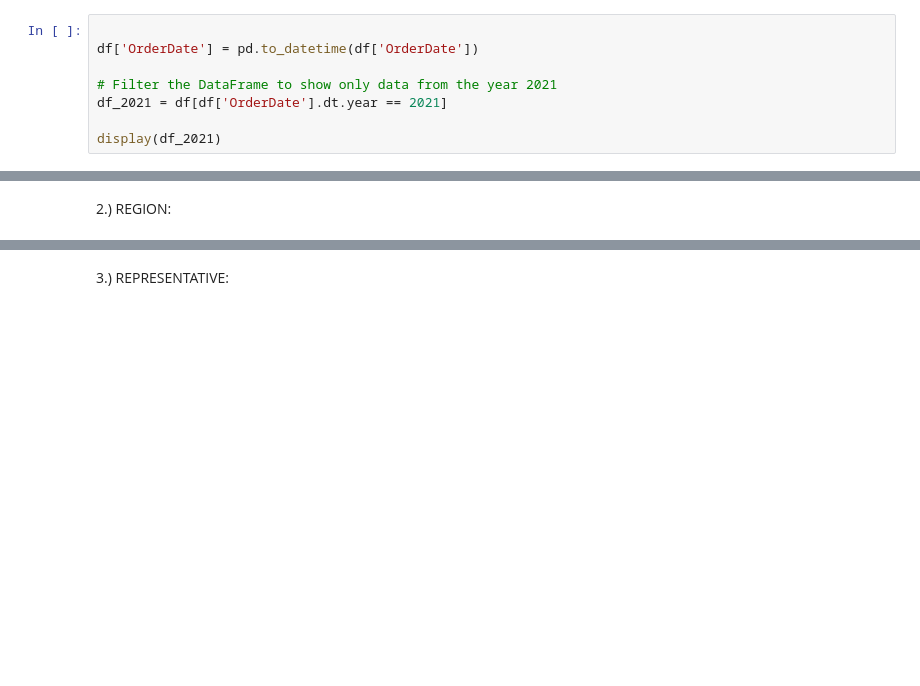
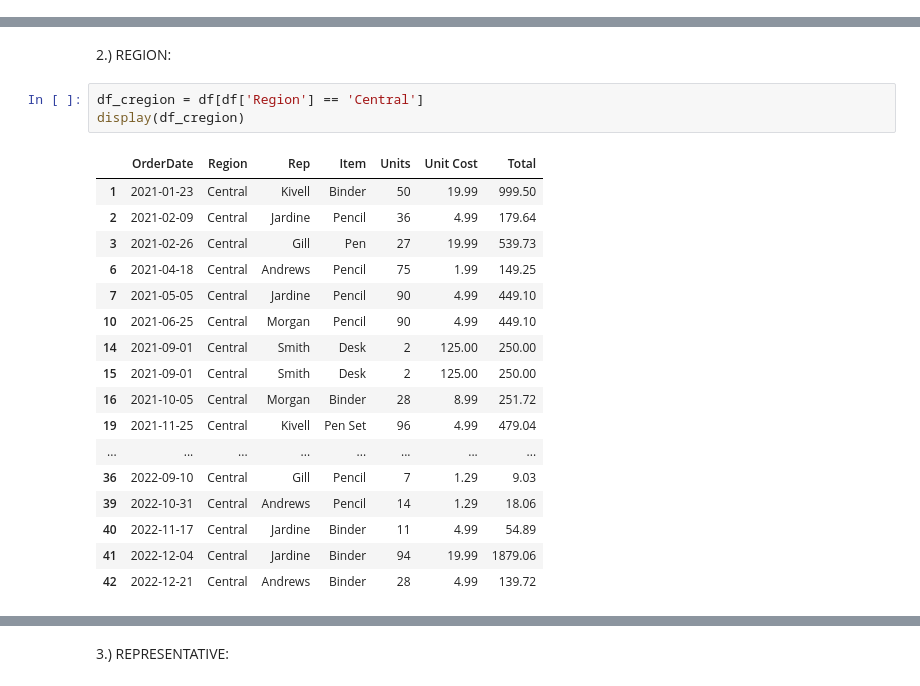
Before and after one commit to jamierosereyes/CPE-031-Visualizations-and-Data-Analysis, a Jupyter notebook: Hands_on_Activity6.ipynb, the cells around one changed output, grey strips where cells are left out. Saved outputs shown, nothing was run; the diff lists cells and outputs as text; blank space fills up the shorter version.

```diff
--- a/Hands_on_Activity6.ipynb
+++ b/Hands_on_Activity6.ipynb
@@ -48,11 +61,3 @@ df
 School supplies Store Sales Analysis
 # %% [markdown]
 1.) DATE:
-# %%
-
-df['OrderDate'] = pd.to_datetime(df['OrderDate'])
-
-# Filter the DataFrame to show only data from the year 2021
-df_2021 = df[df['OrderDate'].dt.year == 2021]
-
-display(df_2021)
@@ -103,3 +95,24 @@ FOR INTERPRETING DATA (DATE):
 # %% [markdown]
 2.) REGION:
+# %%
+df_cregion = df[df['Region'] == 'Central']
+display(df_cregion)
+# %% [output]
+|  | OrderDate | Region | Rep | Item | Units | Unit Cost | Total |
+| 1 | 2021-01-23 | Central | Kivell | Binder | 50 | 19.99 | 999.50 |
+| 2 | 2021-02-09 | Central | Jardine | Pencil | 36 | 4.99 | 179.64 |
+| 3 | 2021-02-26 | Central | Gill | Pen | 27 | 19.99 | 539.73 |
+| 6 | 2021-04-18 | Central | Andrews | Pencil | 75 | 1.99 | 149.25 |
+| 7 | 2021-05-05 | Central | Jardine | Pencil | 90 | 4.99 | 449.10 |
+| 10 | 2021-06-25 | Central | Morgan | Pencil | 90 | 4.99 | 449.10 |
+| 14 | 2021-09-01 | Central | Smith | Desk | 2 | 125.00 | 250.00 |
+| 15 | 2021-09-01 | Central | Smith | Desk | 2 | 125.00 | 250.00 |
+| 16 | 2021-10-05 | Central | Morgan | Binder | 28 | 8.99 | 251.72 |
+| 19 | 2021-11-25 | Central | Kivell | Pen Set | 96 | 4.99 | 479.04 |
+| ... | ... | ... | ... | ... | ... | ... | ... |
+| 36 | 2022-09-10 | Central | Gill | Pencil | 7 | 1.29 | 9.03 |
+| 39 | 2022-10-31 | Central | Andrews | Pencil | 14 | 1.29 | 18.06 |
+| 40 | 2022-11-17 | Central | Jardine | Binder | 11 | 4.99 | 54.89 |
+| 41 | 2022-12-04 | Central | Jardine | Binder | 94 | 19.99 | 1879.06 |
+| 42 | 2022-12-21 | Central | Andrews | Binder | 28 | 4.99 | 139.72 |
 # %%
```
Also changed, not shown: parts of 14 cells of this notebook.
